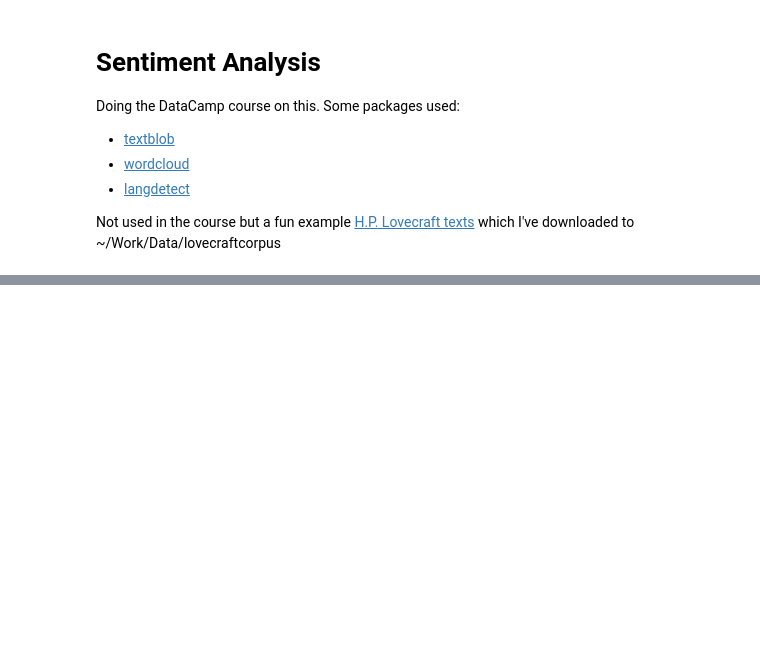
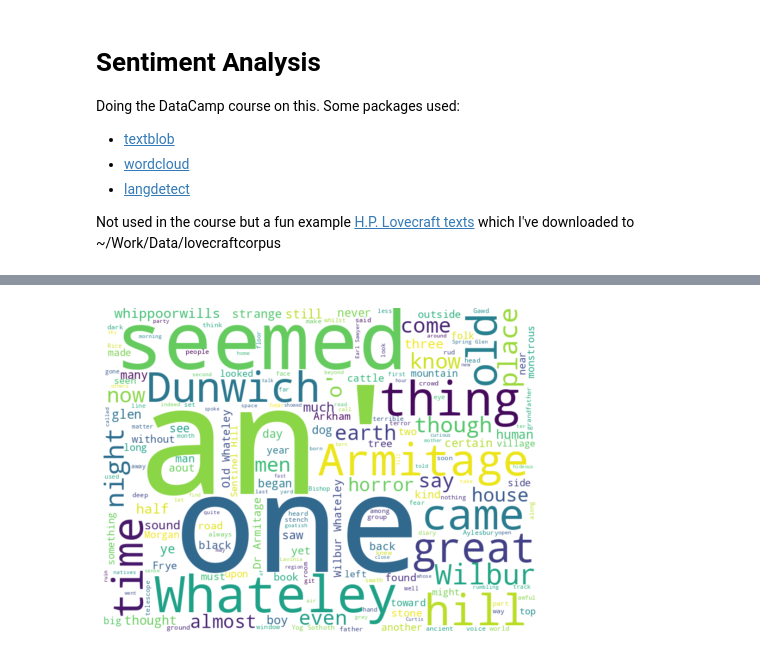
Before and after one commit to mattmcd/PyBayes, a Jupyter notebook: scripts/journal_20220922.ipynb, the cells around one changed output, grey strips where cells are left out. Drawn from its saved outputs; the diff is of its cells as text; code cells hidden in the pictures; blank space fills up the shorter version.

Commit message:
Journal 2022-09-22: Wordclouds with stopwords

```diff
--- a/scripts/journal_20220922.ipynb
+++ b/scripts/journal_20220922.ipynb
@@ -84,0 +99,9 @@ plt.show()
+# %%
+# Without Stopwords
+plot_wc(
+    WordCloud(
+        background_color='white', width=800, height=600
+    ).generate(read_lovecraft('*dunwich*'))
+)
+# %% [output]
+[figure, added]
```
Also changed, not shown: parts of 11 cells of this notebook.
